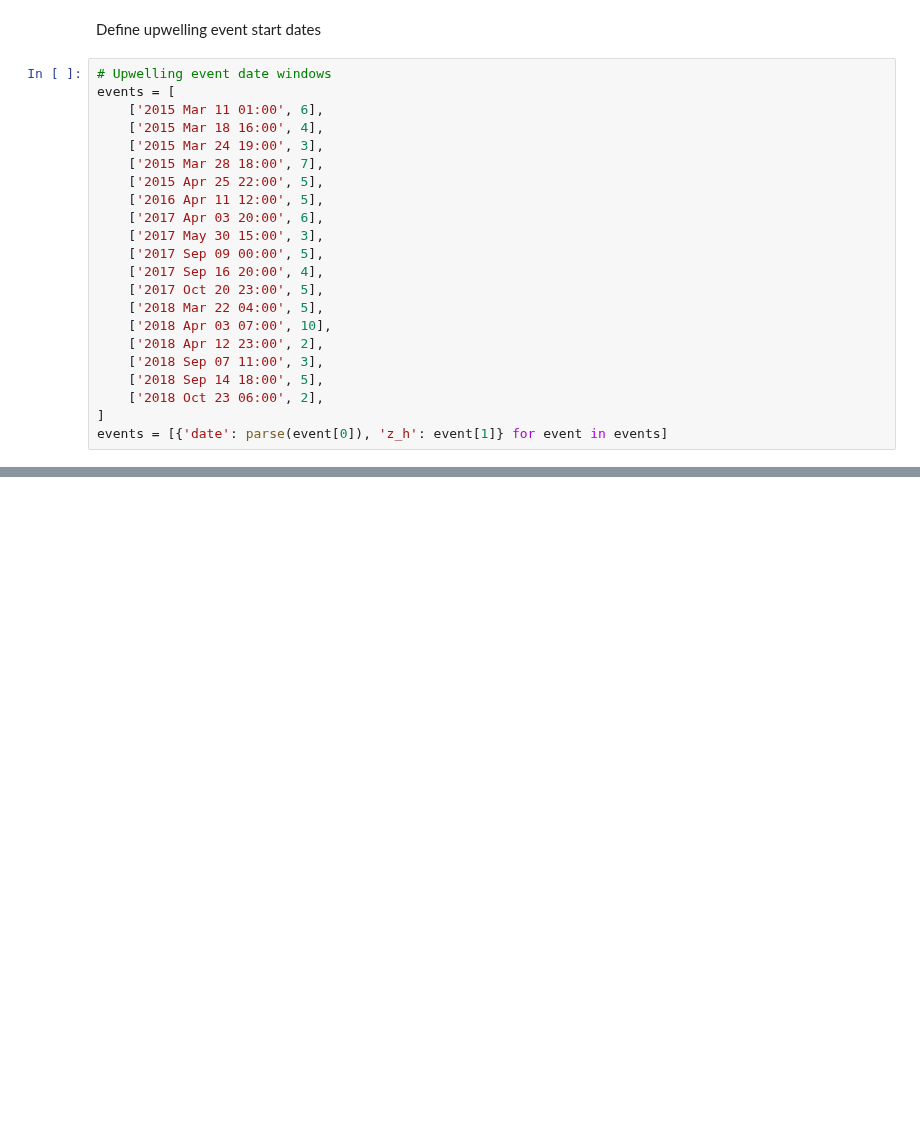
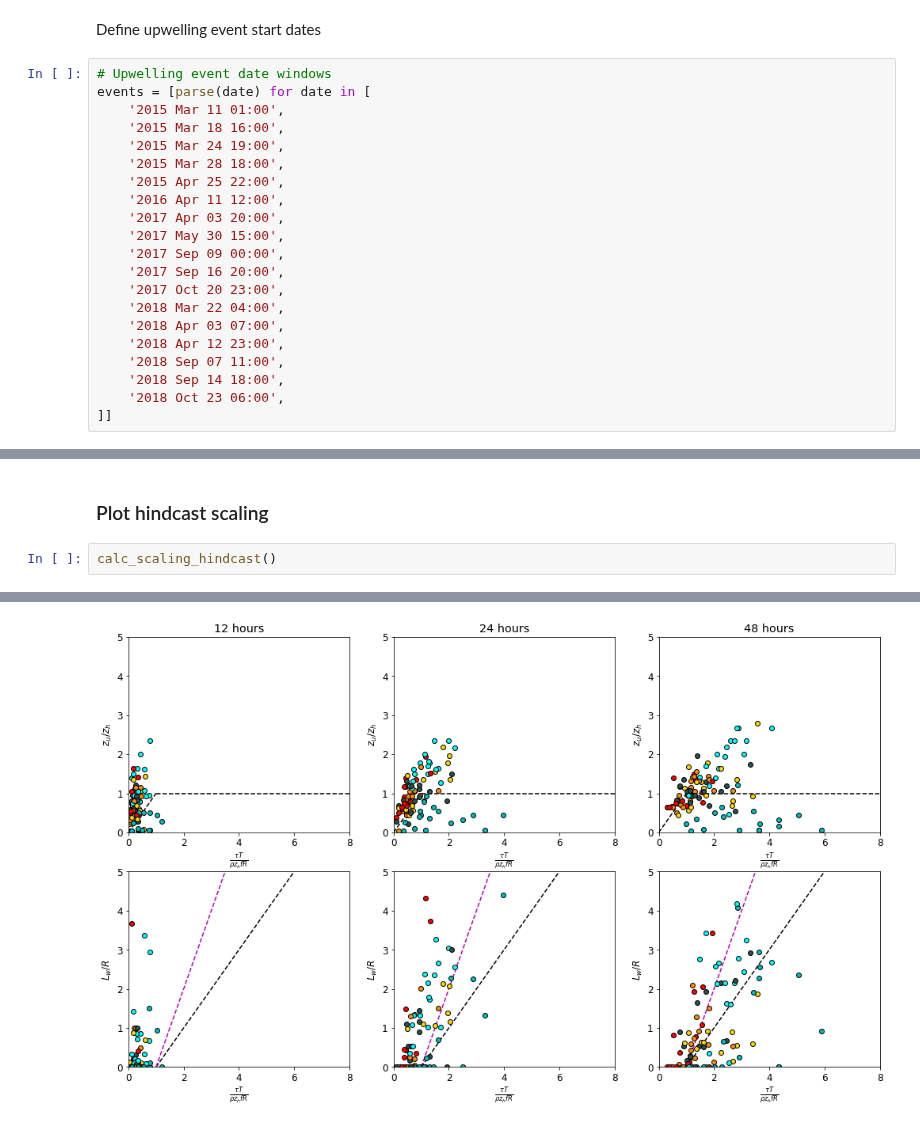
Before and after one commit to SalishSeaCast/analysis-ben, a Jupyter notebook: notebooks/Upwelling_scaling.ipynb, the cells around one changed output, grey strips where cells are left out. Cells and saved outputs as stored; diff of their text form; blank space fills up the shorter version.

```diff
--- a/notebooks/Upwelling_scaling.ipynb
+++ b/notebooks/Upwelling_scaling.ipynb
@@ -304,23 +338,22 @@ j, i = places.PLACES['Sentry Shoal']['GEM2.5 grid ji']
 Define upwelling event start dates
 # %%
 # Upwelling event date windows
-events = [
-    ['2015 Mar 11 01:00', 6],
-    ['2015 Mar 18 16:00', 4],
-    ['2015 Mar 24 19:00', 3],
-    ['2015 Mar 28 18:00', 7],
-    ['2015 Apr 25 22:00', 5],
-    ['2016 Apr 11 12:00', 5],
-    ['2017 Apr 03 20:00', 6],
-    ['2017 May 30 15:00', 3],
-    ['2017 Sep 09 00:00', 5],
-    ['2017 Sep 16 20:00', 4],
-    ['2017 Oct 20 23:00', 5],
-    ['2018 Mar 22 04:00', 5],
-    ['2018 Apr 03 07:00', 10],
-    ['2018 Apr 12 23:00', 2],
-    ['2018 Sep 07 11:00', 3],
-    ['2018 Sep 14 18:00', 5],
-    ['2018 Oct 23 06:00', 2],
-]
-events = [{'date': parse(event[0]), 'z_h': event[1]} for event in events]
+events = [parse(date) for date in [
+    '2015 Mar 11 01:00',
+    '2015 Mar 18 16:00',
+    '2015 Mar 24 19:00',
+    '2015 Mar 28 18:00',
+    '2015 Apr 25 22:00',
+    '2016 Apr 11 12:00',
+    '2017 Apr 03 20:00',
+    '2017 May 30 15:00',
+    '2017 Sep 09 00:00',
+    '2017 Sep 16 20:00',
+    '2017 Oct 20 23:00',
+    '2018 Mar 22 04:00',
+    '2018 Apr 03 07:00',
+    '2018 Apr 12 23:00',
+    '2018 Sep 07 11:00',
+    '2018 Sep 14 18:00',
+    '2018 Oct 23 06:00',
+]]
@@ -361,0 +411,5 @@ ValueError: cannot convert float NaN to integer
+# %% [markdown]
+### Plot hindcast scaling
+# %%
+calc_scaling_hindcast()
+# %% [output]
@@ -361,0 +417 @@ ValueError: cannot convert float NaN to integer
+[figure, added]
```
Also changed, not shown: parts of 18 cells of this notebook.
